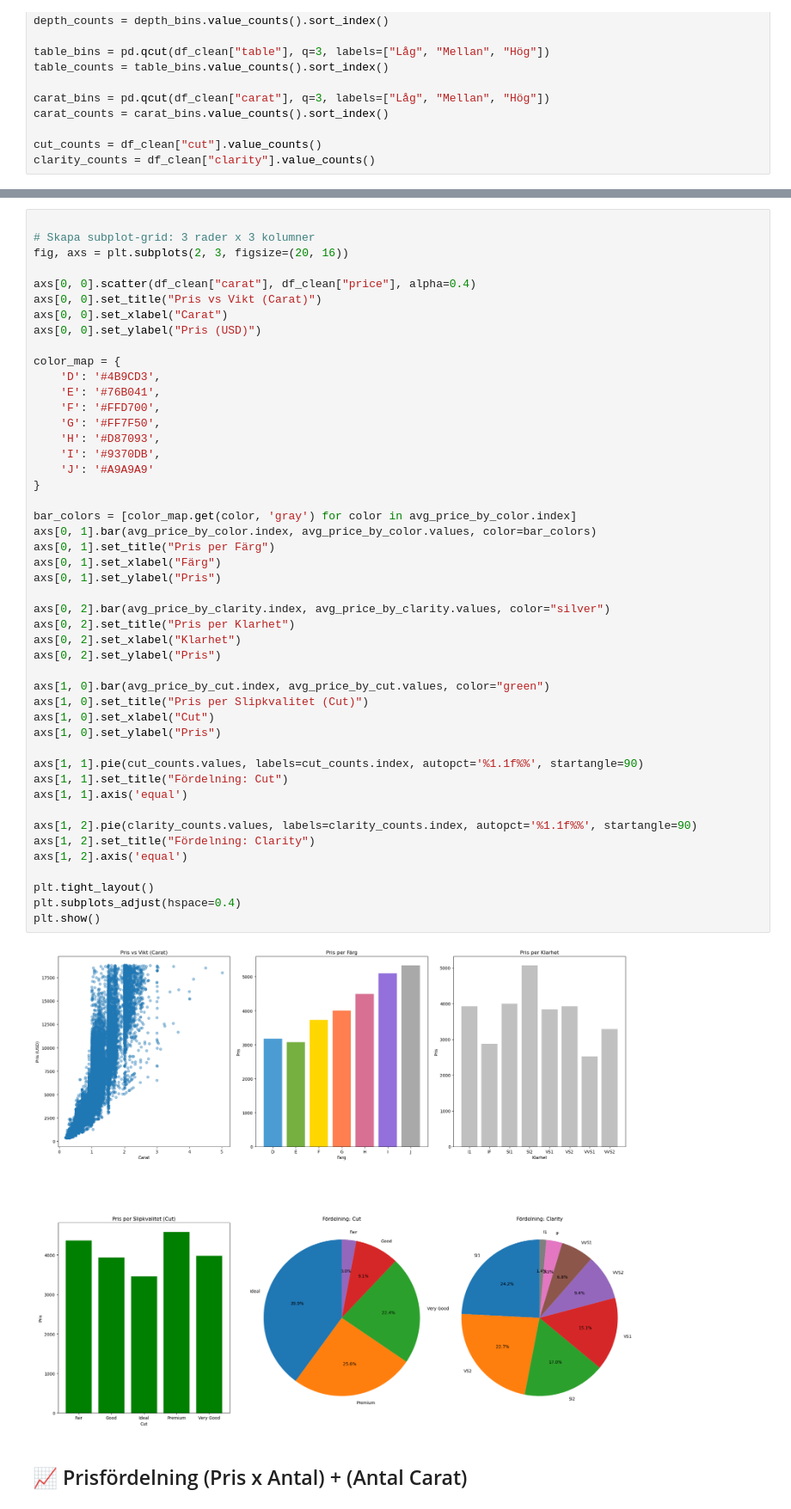
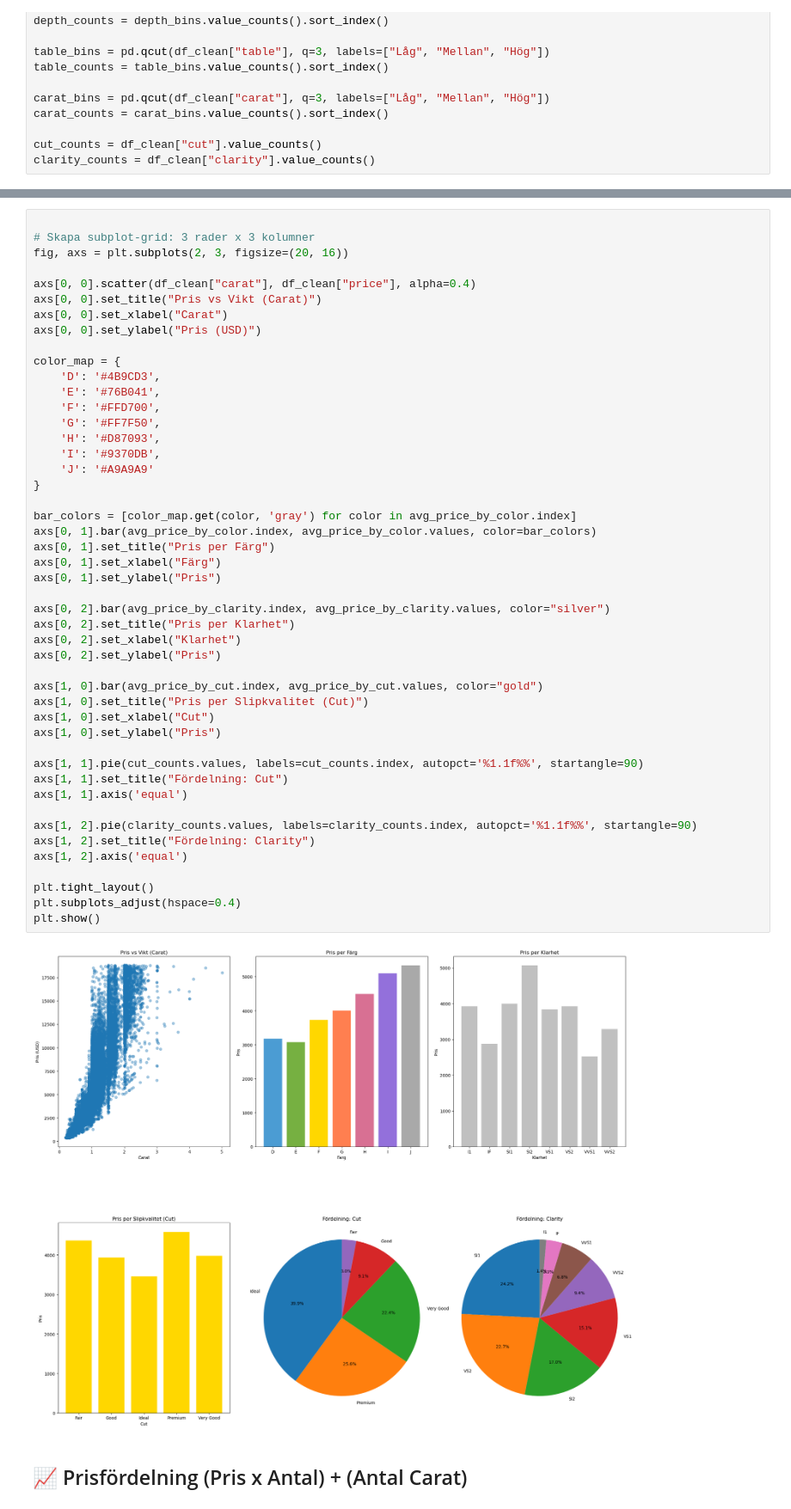
Before and after one commit to ManaInfectedRP/Skola_Python, a Jupyter notebook: Python/Kundskapskontrollen/diamonds/diamantanalys.ipynb, the cells around one changed output, grey strips where cells are left out. Shown: that part at 86% size. Drawn from its saved outputs; the diff is of its cells as text.

```diff
--- a/Python/Kundskapskontrollen/diamonds/diamantanalys.ipynb
+++ b/Python/Kundskapskontrollen/diamonds/diamantanalys.ipynb
@@ -99,35 +104,35 @@ color_map = {
     'J': '#A9A9A9'
 }
 
 bar_colors = [color_map.get(color, 'gray') for color in avg_price_by_color.index]
 axs[0, 1].bar(avg_price_by_color.index, avg_price_by_color.values, color=bar_colors)
 axs[0, 1].set_title("Pris per Färg")
 axs[0, 1].set_xlabel("Färg")
 axs[0, 1].set_ylabel("Pris")
 
 axs[0, 2].bar(avg_price_by_clarity.index, avg_price_by_clarity.values, color="silver")
 axs[0, 2].set_title("Pris per Klarhet")
 axs[0, 2].set_xlabel("Klarhet")
 axs[0, 2].set_ylabel("Pris")
 
-axs[1, 0].bar(avg_price_by_cut.index, avg_price_by_cut.values, color="green")
+axs[1, 0].bar(avg_price_by_cut.index, avg_price_by_cut.values, color="gold")
 axs[1, 0].set_title("Pris per Slipkvalitet (Cut)")
 axs[1, 0].set_xlabel("Cut")
 axs[1, 0].set_ylabel("Pris")
 
 axs[1, 1].pie(cut_counts.values, labels=cut_counts.index, autopct='%1.1f%%', startangle=90)
 axs[1, 1].set_title("Fördelning: Cut")
 axs[1, 1].axis('equal')
 
 axs[1, 2].pie(clarity_counts.values, labels=clarity_counts.index, autopct='%1.1f%%', startangle=90)
 axs[1, 2].set_title("Fördelning: Clarity")
 axs[1, 2].axis('equal')
 
 plt.tight_layout()
 plt.subplots_adjust(hspace=0.4)
 plt.show()
 # %% [output]
-[figure, old version]
+[figure, new version]
 # %% [markdown]
 ## 📈 Prisfördelning (Pris x Antal) + (Antal Carat)
 # %%
```
Also changed, not shown: parts of 3 cells of this notebook, 5 other files.
